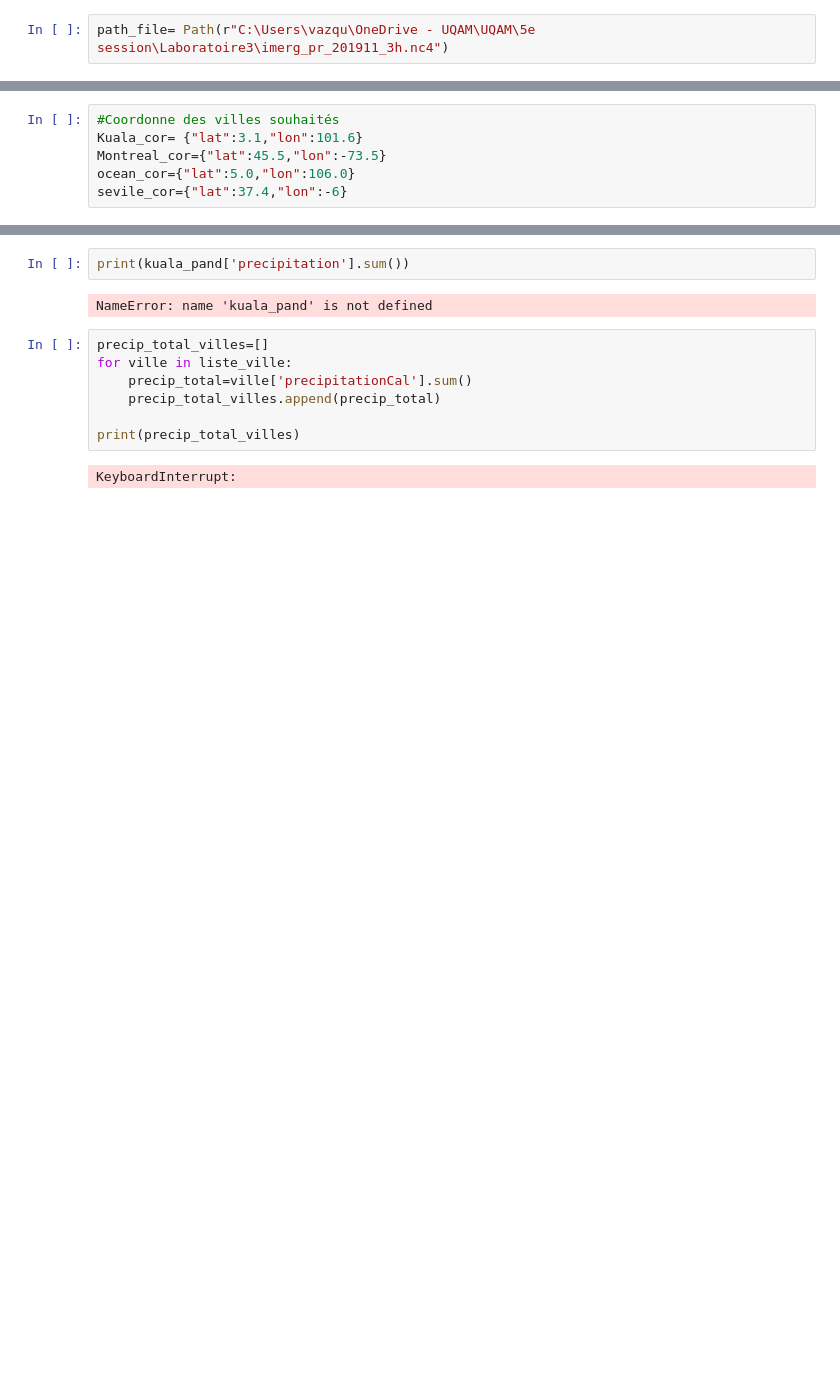
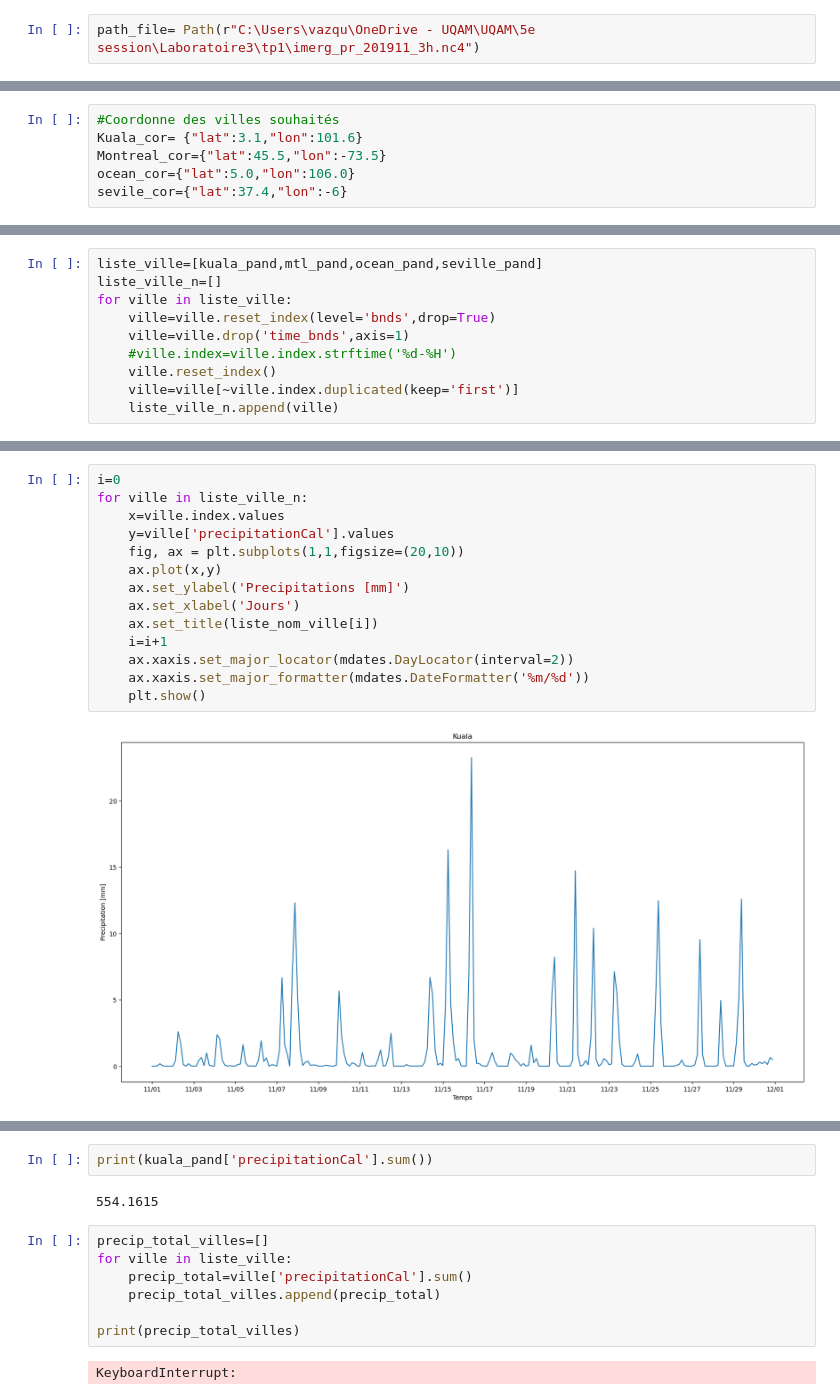
Before and after one commit to Snowbave/git_test, a Jupyter notebook: pipipoupou.ipynb, the cells around one changed output, grey strips where cells are left out. Drawn from its saved outputs; the diff is of its cells as text; blank space fills up the shorter version.

```diff
--- a/pipipoupou.ipynb
+++ b/pipipoupou.ipynb
@@ -12,5 +14,5 @@ from pathlib import Path
 # %%
-path_file= Path(r"C:\Users\vazqu\OneDrive - UQAM\UQAM\5e session\Laboratoire3\imerg_pr_201911_3h.nc4")
+path_file= Path(r"C:\Users\vazqu\OneDrive - UQAM\UQAM\5e session\Laboratoire3\tp1\imerg_pr_201911_3h.nc4")
 # %%
 
 print('Reading file: ',path_file)
@@ -50,3 +45,13 @@ kuala_pand=kuala_ds.to_dataframe()
 mtl_pand=mtl_ds.to_dataframe()
 ocean_pand=ocean_ds.to_dataframe()
 seville_pand=seville_ds.to_dataframe()
+# %%
+liste_ville=[kuala_pand,mtl_pand,ocean_pand,seville_pand]
+liste_ville_n=[]
+for ville in liste_ville:
+    ville=ville.reset_index(level='bnds',drop=True)
+    ville=ville.drop('time_bnds',axis=1)
+    #ville.index=ville.index.strftime('%d-%H')
+    ville.reset_index()
+    ville=ville[~ville.index.duplicated(keep='first')]
+    liste_ville_n.append(ville)
@@ -52,0 +78,16 @@ seville_pand=seville_ds.to_dataframe()
+# %%
+i=0
+for ville in liste_ville_n:
+    x=ville.index.values
+    y=ville['precipitationCal'].values
+    fig, ax = plt.subplots(1,1,figsize=(20,10))
+    ax.plot(x,y)
+    ax.set_ylabel('Precipitations [mm]')
+    ax.set_xlabel('Jours')
+    ax.set_title(liste_nom_ville[i])
+    i=i+1
+    ax.xaxis.set_major_locator(mdates.DayLocator(interval=2))
+    ax.xaxis.set_major_formatter(mdates.DateFormatter('%m/%d'))
+    plt.show()
+# %% [output]
+[figure, added]
@@ -53,7 +97,7 @@ seville_pand=seville_ds.to_dataframe()
 # %%
-print(kuala_pand['precipitation'].sum())
+print(kuala_pand['precipitationCal'].sum())
 # %% [output]
-NameError: name 'kuala_pand' is not defined
+554.1615
 # %%
 precip_total_villes=[]
 for ville in liste_ville:
```
Also changed, not shown: parts of 5 cells of this notebook.
